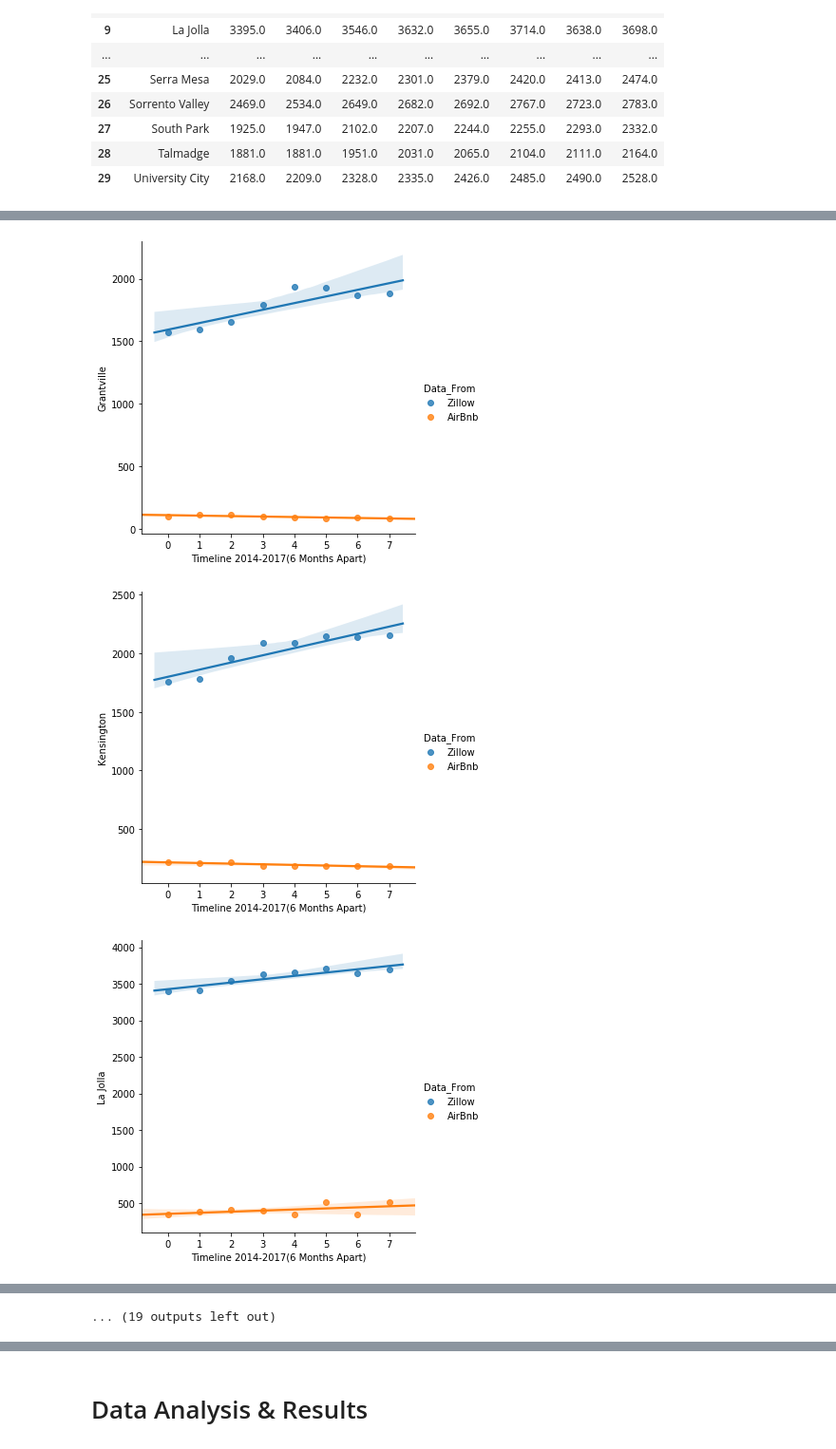
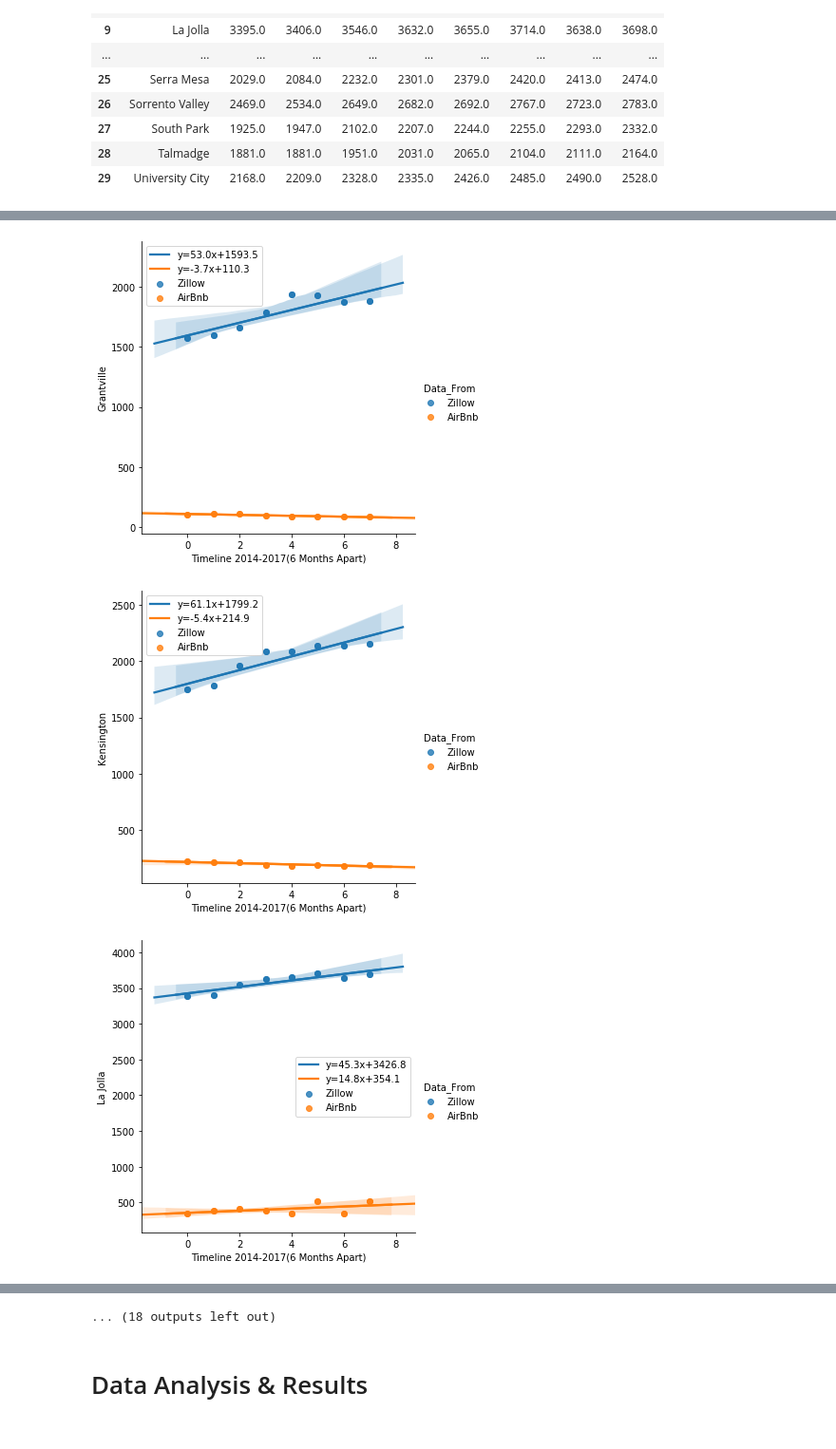
Before and after one commit to aaronaher619/COGS-108-Final-Project, a Jupyter notebook: PUSH.ipynb, the cells around one changed output, grey strips where cells are left out. Shown at 95% size. Drawn from its saved outputs; the diff is of its cells as text; code cells hidden in the pictures.

```diff
--- a/PUSH.ipynb
+++ b/PUSH.ipynb
@@ -519,11 +520,11 @@ a1 = a1.reset_index()
 a1 = a1.drop(columns = 'index', axis = 1 )
 a1 = a1.reset_index()
 
-concatenated = pd.concat([z1.assign(Data_From='Zillow'), a1.assign(Data_From='AirBnb')])
-concatenated = concatenated.rename(columns={"index": "Timeline 2014-2017(6 Months Apart)"})
+Z = pd.concat([z1.assign(Data_From='Zillow'), a1.assign(Data_From='AirBnb')])
+Z = Z.rename(columns={"index": "Timeline 2014-2017(6 Months Apart)"})
 
 i=0
-for (columnName, columnData) in concatenated.iteritems():
+for (columnName, columnData) in Z.iteritems():
     if i == 0:
         i += 1
         continue
@@ -532,7 +533,19 @@ for (columnName, columnData) in concatenated.iteritems():
         break
 
     else:
-        sns.lmplot(x="Timeline 2014-2017(6 Months Apart)", y=columnName, hue="Data_From", data=concatenated)
+        sns.lmplot(x="Timeline 2014-2017(6 Months Apart)", y=columnName, hue="Data_From", data=Z, fit_reg=True)
+
+        W = Z[Z['Data_From'] == 'Zillow']
+        R = Z[Z['Data_From'] == 'AirBnb']
+
+        slope, intercept, r_value, p_value, std_err = stats.linregress(W["Timeline 2014-2017(6 Months Apart)"],W[columnName])
+        ax = sns.regplot(x="Timeline 2014-2017(6 Months Apart)", y=columnName, data=W, line_kws={'label':"y={0:.1f}x+{1:.1f}".format(slope,intercept)})
+
+        slope, intercept, r_value, p_value, std_err = stats.linregress(R["Timeline 2014-2017(6 Months Apart)"],R[columnName])
+        ax = sns.regplot(x="Timeline 2014-2017(6 Months Apart)", y=columnName, data=R, line_kws={'label':"y={0:.1f}x+{1:.1f}".format(slope,intercept)})
+
+        ax.legend()
+        plt.show()
+
     i += 1
-plt.show()
 # %% [output]
@@ -563,3 +559,3 @@ plt.show()
-[figure, old version]
+[figure, new version]
-[figure, old version]
+[figure, new version]
-[figure, old version]
+[figure, new version]
@@ -567 +562,0 @@ plt.show()
-... (19 outputs left out)
@@ -568,3 +564,4 @@ plt.show()
+... (18 outputs left out)
 # %% [markdown]
 # Data Analysis & Results
 # %%
```
Also changed, not shown: parts of 5 cells of this notebook.
